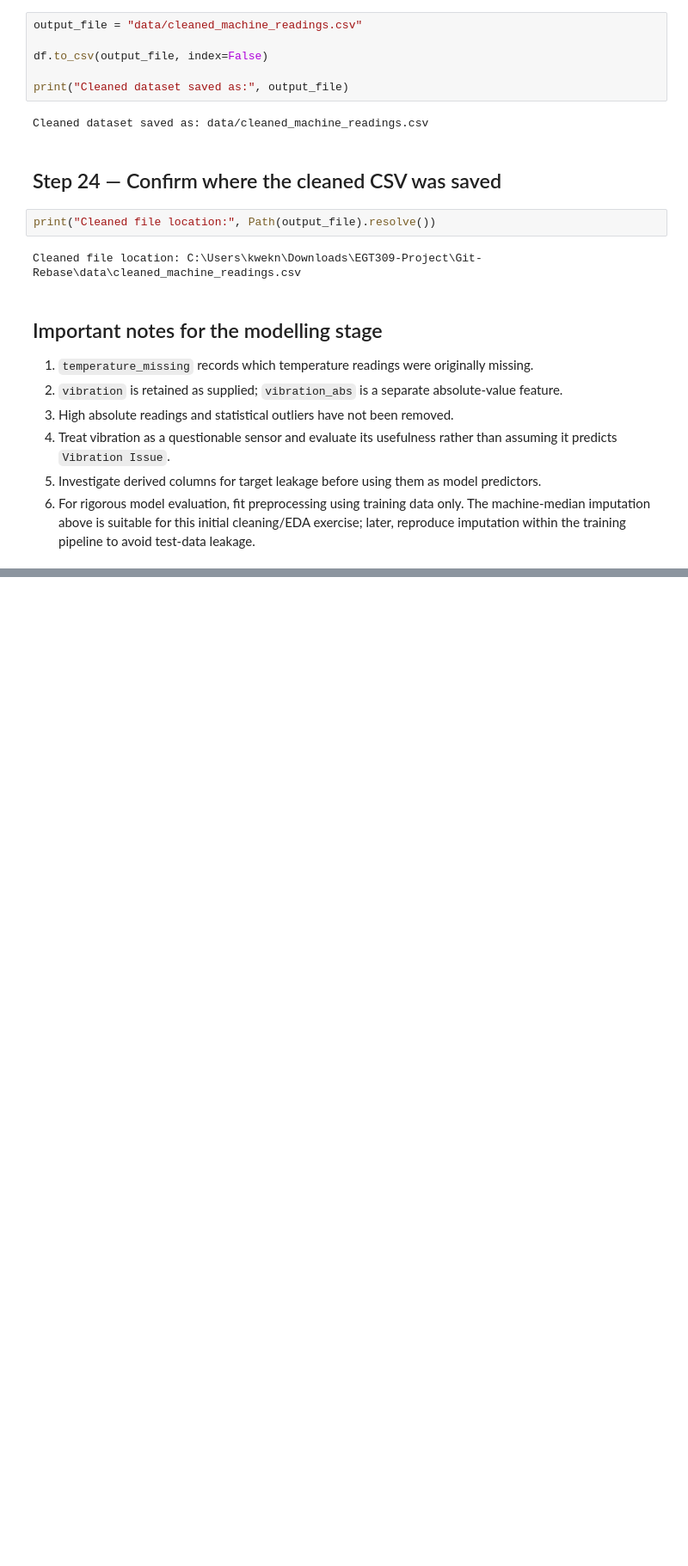
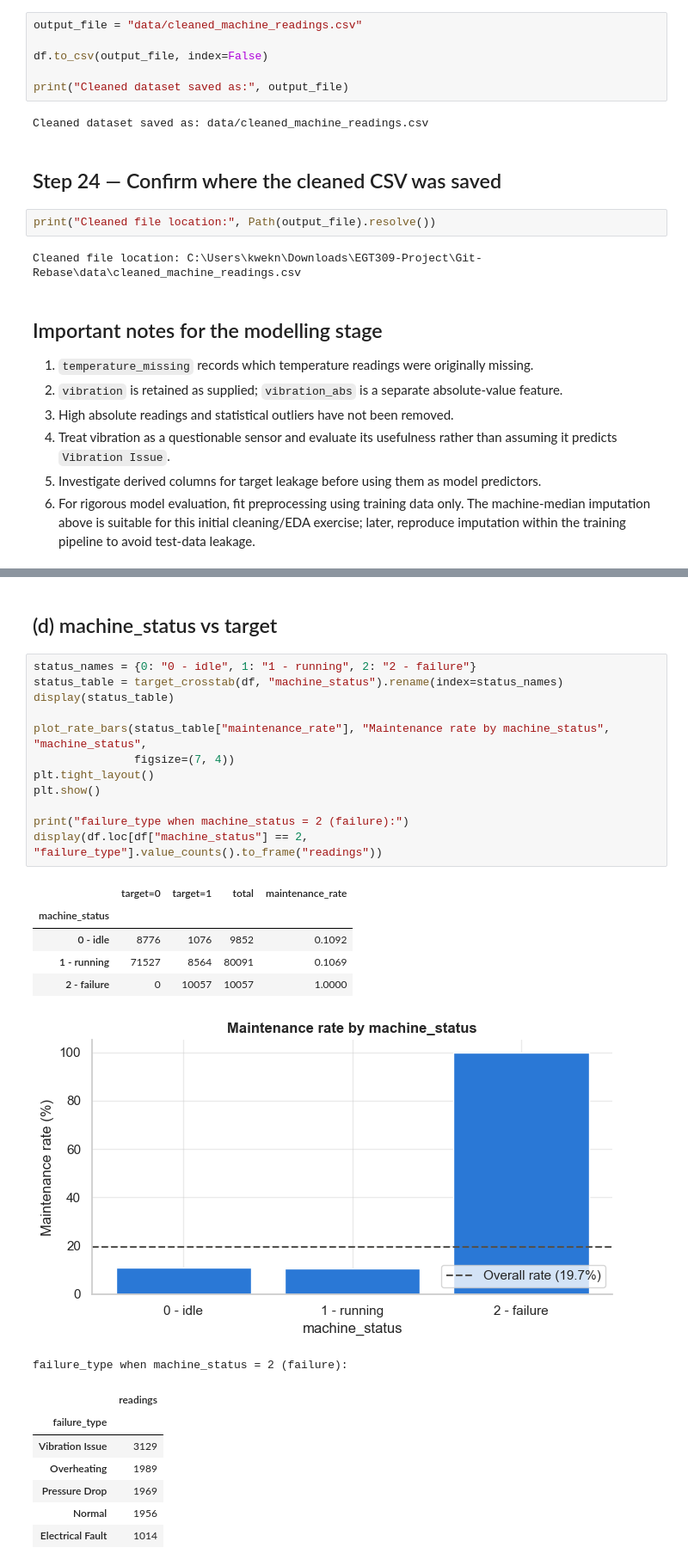
Before and after one commit to wwenyuu-23/Git-Rebase, a Jupyter notebook: eda.ipynb, the cells around one changed output, grey strips where cells are left out. Shown at 86% size. Drawn from its saved outputs; the diff is of its cells as text; blank space fills up the shorter version.

```diff
--- a/eda.ipynb
+++ b/eda.ipynb
@@ -692,0 +767,29 @@ Pearson correlation only measures linear effects, so sections (c) and (g) look a
+# %% [markdown]
+## (d) machine_status vs target
+# %%
+status_names = {0: "0 - idle", 1: "1 - running", 2: "2 - failure"}
+status_table = target_crosstab(df, "machine_status").rename(index=status_names)
+display(status_table)
+
+plot_rate_bars(status_table["maintenance_rate"], "Maintenance rate by machine_status", "machine_status",
+               figsize=(7, 4))
+plt.tight_layout()
+plt.show()
+
+print("failure_type when machine_status = 2 (failure):")
+display(df.loc[df["machine_status"] == 2, "failure_type"].value_counts().to_frame("readings"))
+# %% [output]
+|  | target=0 | target=1 | total | maintenance_rate |
+| machine_status |  |  |  |  |
+| 0 - idle | 8776 | 1076 | 9852 | 0.1092 |
+| 1 - running | 71527 | 8564 | 80091 | 0.1069 |
+| 2 - failure | 0 | 10057 | 10057 | 1.0000 |
+[figure, added]
+failure_type when machine_status = 2 (failure):
+|  | readings |
+| failure_type |  |
+| Vibration Issue | 3129 |
+| Overheating | 1989 |
+| Pressure Drop | 1969 |
+| Normal | 1956 |
+| Electrical Fault | 1014 |
```
Also changed, not shown: parts of 29 cells of this notebook.
